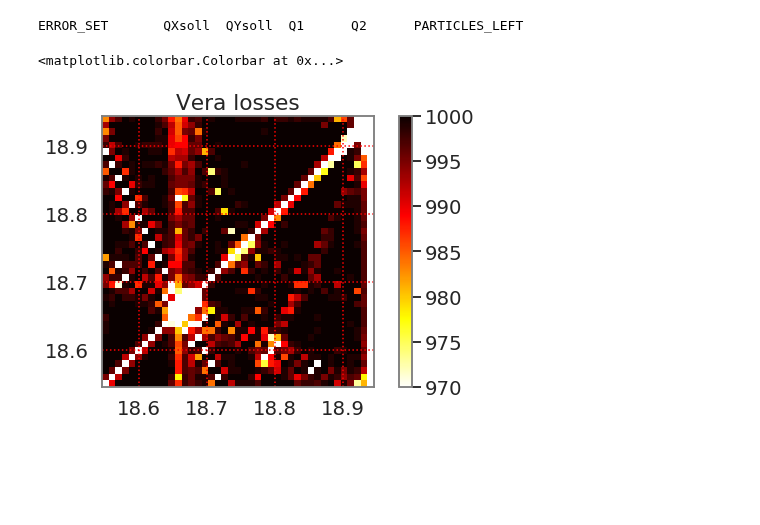
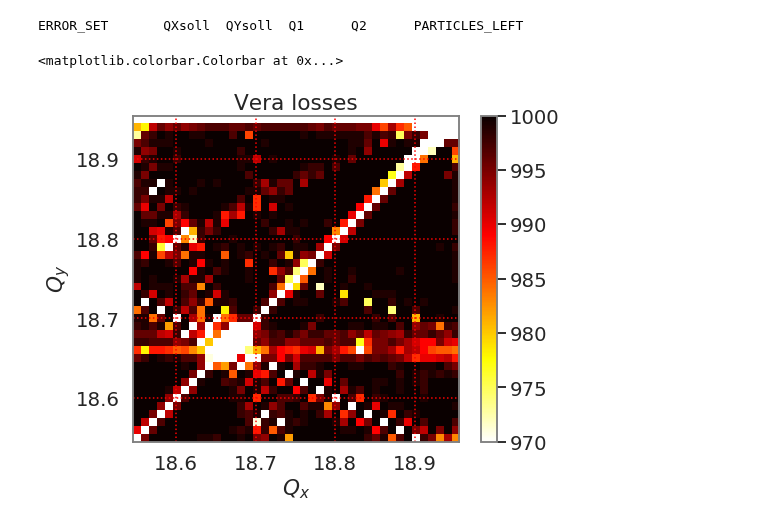
Before and after one commit to aoeftiger/sixtracklib_pyht_playground, a Jupyter notebook: sis100/2019-05-29--tunescan/evaluation.ipynb, the cells around one changed output. Cells and saved outputs as stored; diff of their text form; code cells hidden in the pictures; blank space fills up the shorter version.

```diff
--- a/sis100/2019-05-29--tunescan/evaluation.ipynb
+++ b/sis100/2019-05-29--tunescan/evaluation.ipynb
@@ -109,16 +102,18 @@ vera_losses = vera_losses.reshape((len(vera_qx), len(vera_qy)))
 # %%
 dqx, dqy = np.diff(vera_qx)[0], np.diff(vera_qy)[0]
 extent = [
-    vera_qx[0] - dqx/2., vera_qx[-1] - dqx/2.,
-    vera_qy[0] - dqy/2., vera_qy[-1] - dqy/2.,
+    vera_qx[0] - dqx/2., vera_qx[-1] + dqx/2.,
+    vera_qy[0] - dqy/2., vera_qy[-1] + dqy/2.,
 ]
 
-plt.figure(figsize=(9, 5))
+plt.figure(figsize=(8, 6))
 plt.title('Vera losses')
+plt.xlabel('$Q_x$')
+plt.ylabel('$Q_y$')
 plt.imshow(
-    vera_losses, origin='lower', vmin=970,
+    vera_losses.T, origin='lower', vmin=970,
     extent=extent, cmap=plt.get_cmap('hot_r'))
 plt.colorbar()
 # %% [output]
 <matplotlib.colorbar.Colorbar at 0x...>
-[figure, old version]
+[figure, new version]
```
Also changed, not shown: parts of 2 cells of this notebook.
